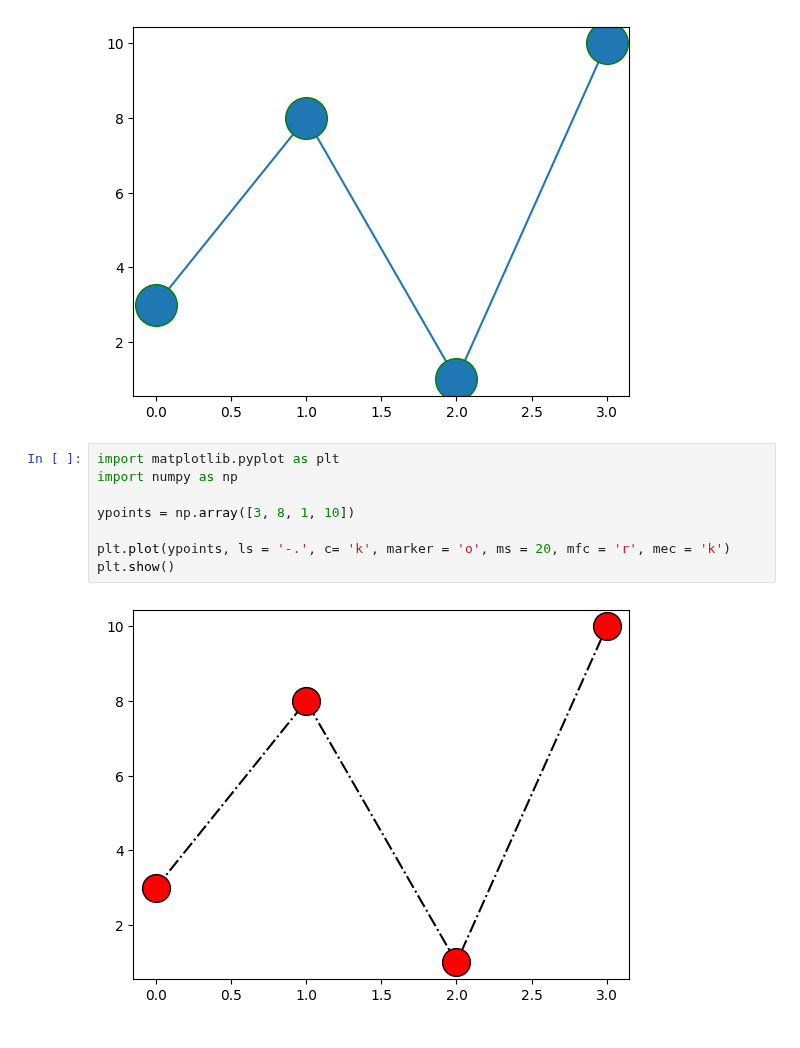
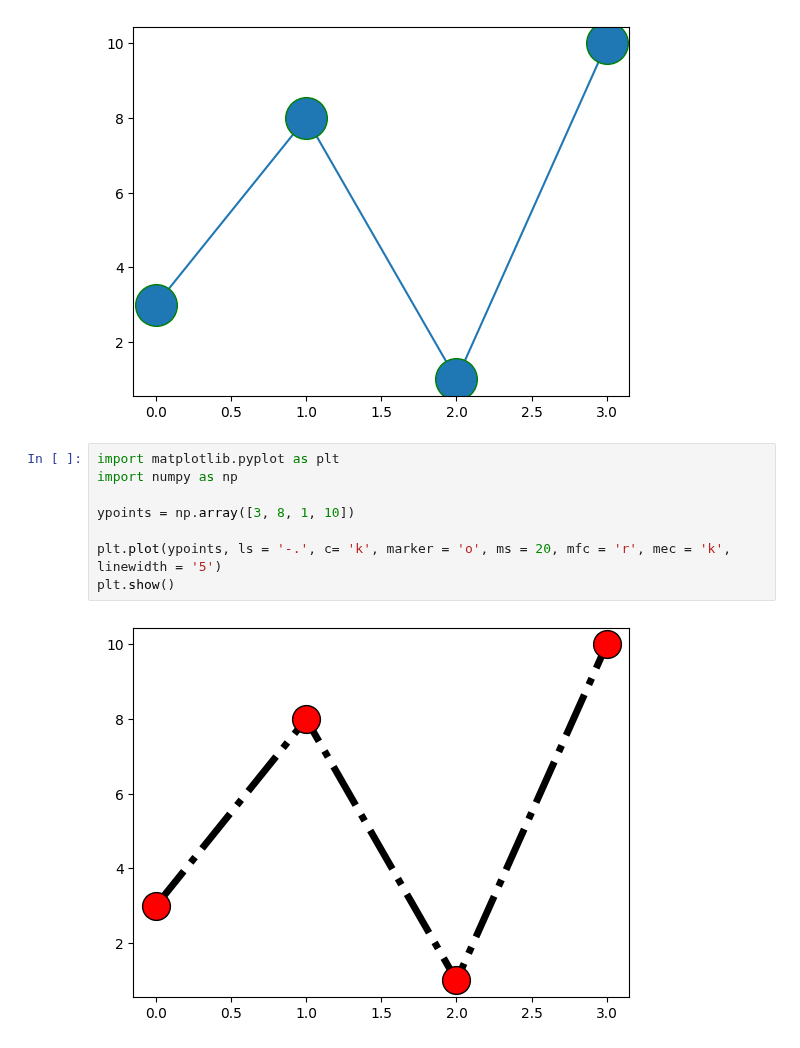
Before and after one commit to MBAhmadi/ML-Learning, a Jupyter notebook: my_training2.ipynb, the cells around one changed output. Saved outputs shown, nothing was run; the diff lists cells and outputs as text.

```diff
--- a/my_training2.ipynb
+++ b/my_training2.ipynb
@@ -599,10 +599,10 @@ plt.show()
 # %%
 import matplotlib.pyplot as plt
 import numpy as np
 
 ypoints = np.array([3, 8, 1, 10])
 
-plt.plot(ypoints, ls = '-.', c= 'k', marker = 'o', ms = 20, mfc = 'r', mec = 'k')
+plt.plot(ypoints, ls = '-.', c= 'k', marker = 'o', ms = 20, mfc = 'r', mec = 'k', linewidth = '5')
 plt.show()
 # %% [output]
-[figure, old version]
+[figure, new version]
```
